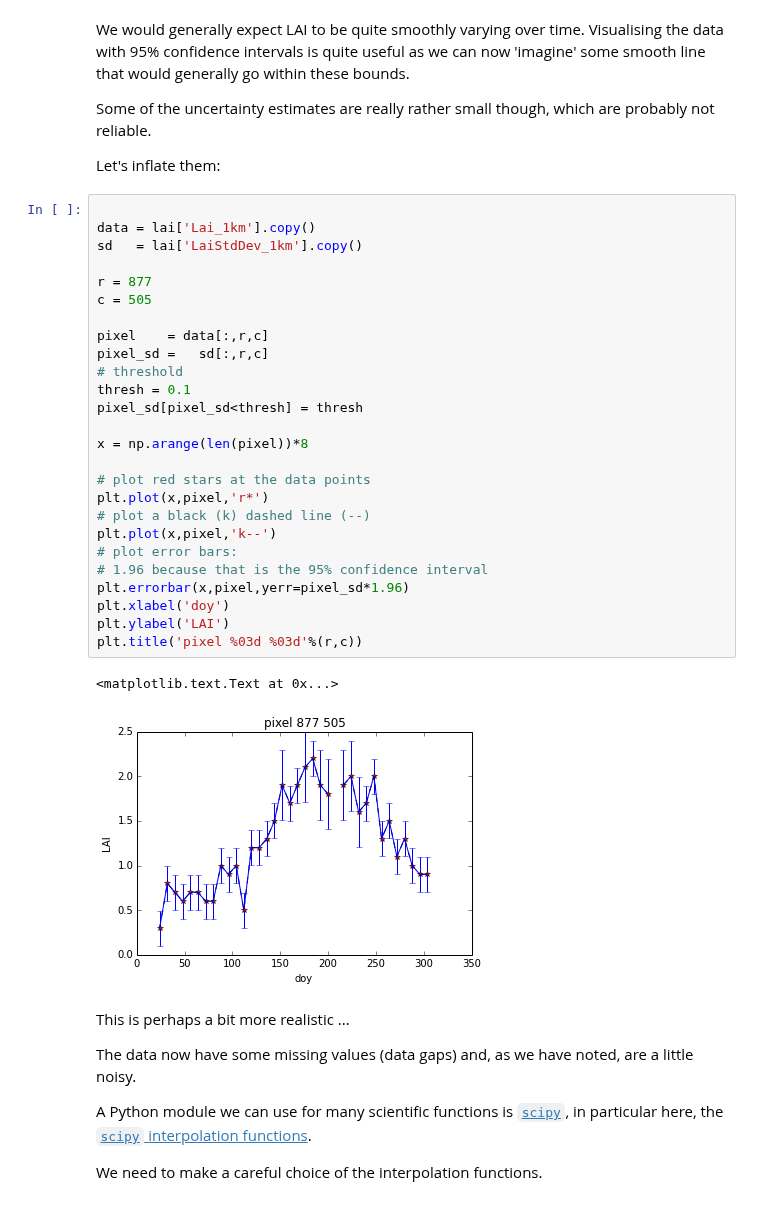
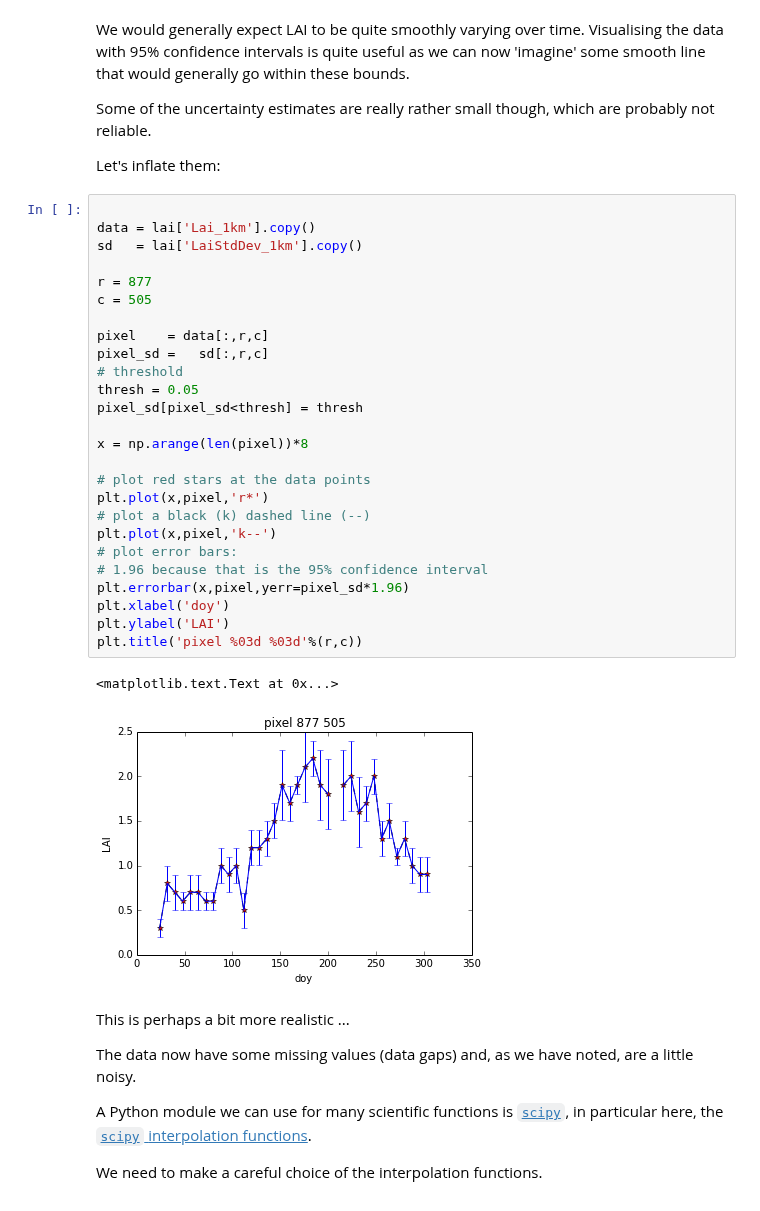
Before and after one commit to profLewis/geogg122, a Jupyter notebook: Chapter5_Interpolation/Interpolation.ipynb, the cells around one changed output. Cells and saved outputs as stored; diff of their text form.

```diff
--- a/Chapter5_Interpolation/Interpolation.ipynb
+++ b/Chapter5_Interpolation/Interpolation.ipynb
@@ -581,32 +568,32 @@ Let's inflate them:
 # %%
 
 data = lai['Lai_1km'].copy()
 sd   = lai['LaiStdDev_1km'].copy()
 
 r = 877
 c = 505
 
 pixel    = data[:,r,c]
 pixel_sd =   sd[:,r,c]
 # threshold
-thresh = 0.1
+thresh = 0.05
 pixel_sd[pixel_sd<thresh] = thresh
 
 x = np.arange(len(pixel))*8
 
 # plot red stars at the data points
 plt.plot(x,pixel,'r*')
 # plot a black (k) dashed line (--)
 plt.plot(x,pixel,'k--')
 # plot error bars:
 # 1.96 because that is the 95% confidence interval
 plt.errorbar(x,pixel,yerr=pixel_sd*1.96)
 plt.xlabel('doy')
 plt.ylabel('LAI')
 plt.title('pixel %03d %03d'%(r,c))
 # %% [output]
 <matplotlib.text.Text at 0x...>
-[figure, old version]
+[figure, new version]
 # %% [markdown]
 This is perhaps a bit more realistic ...
 
```
Also changed, not shown: parts of 29 cells of this notebook, 5 other files.
